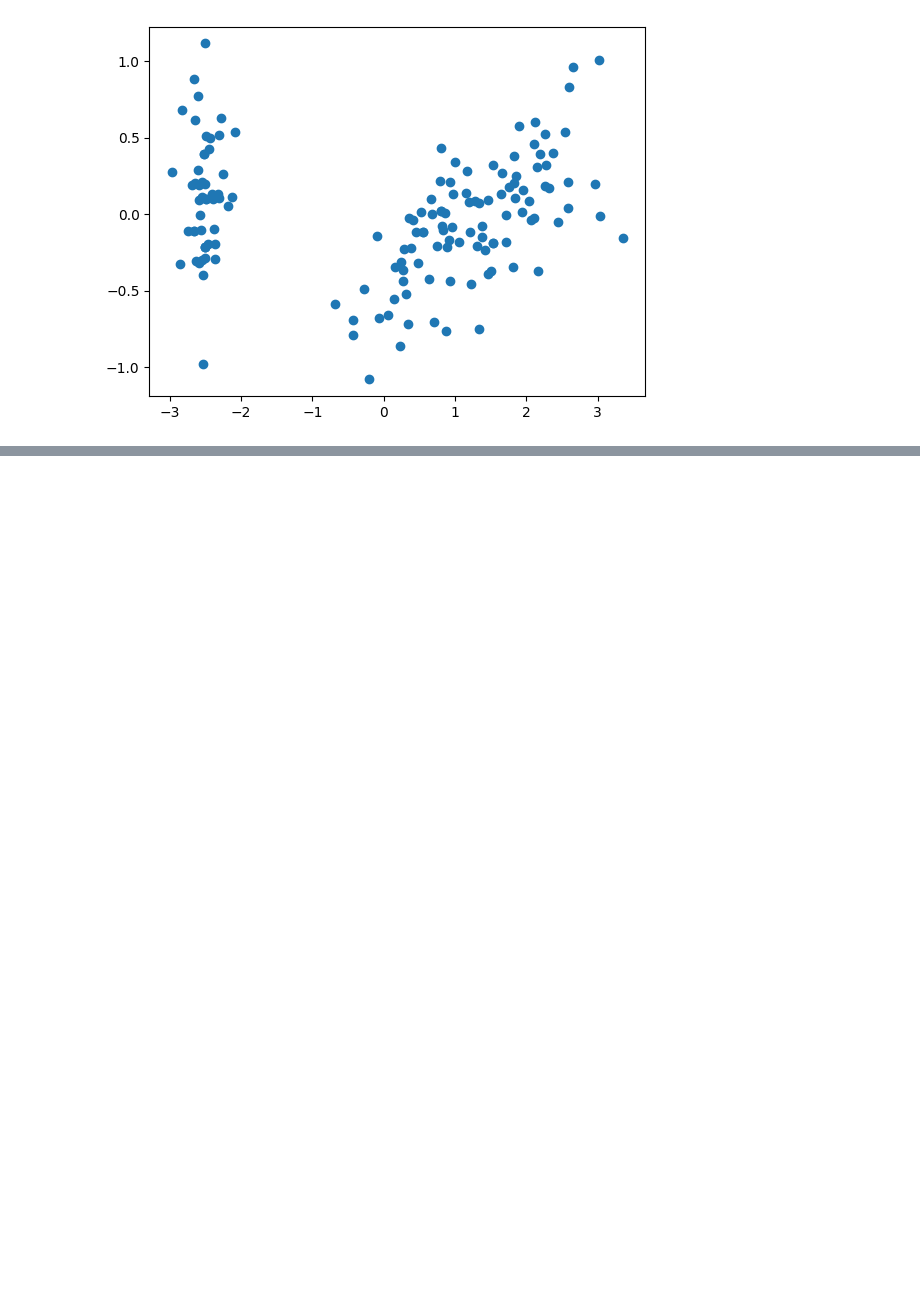
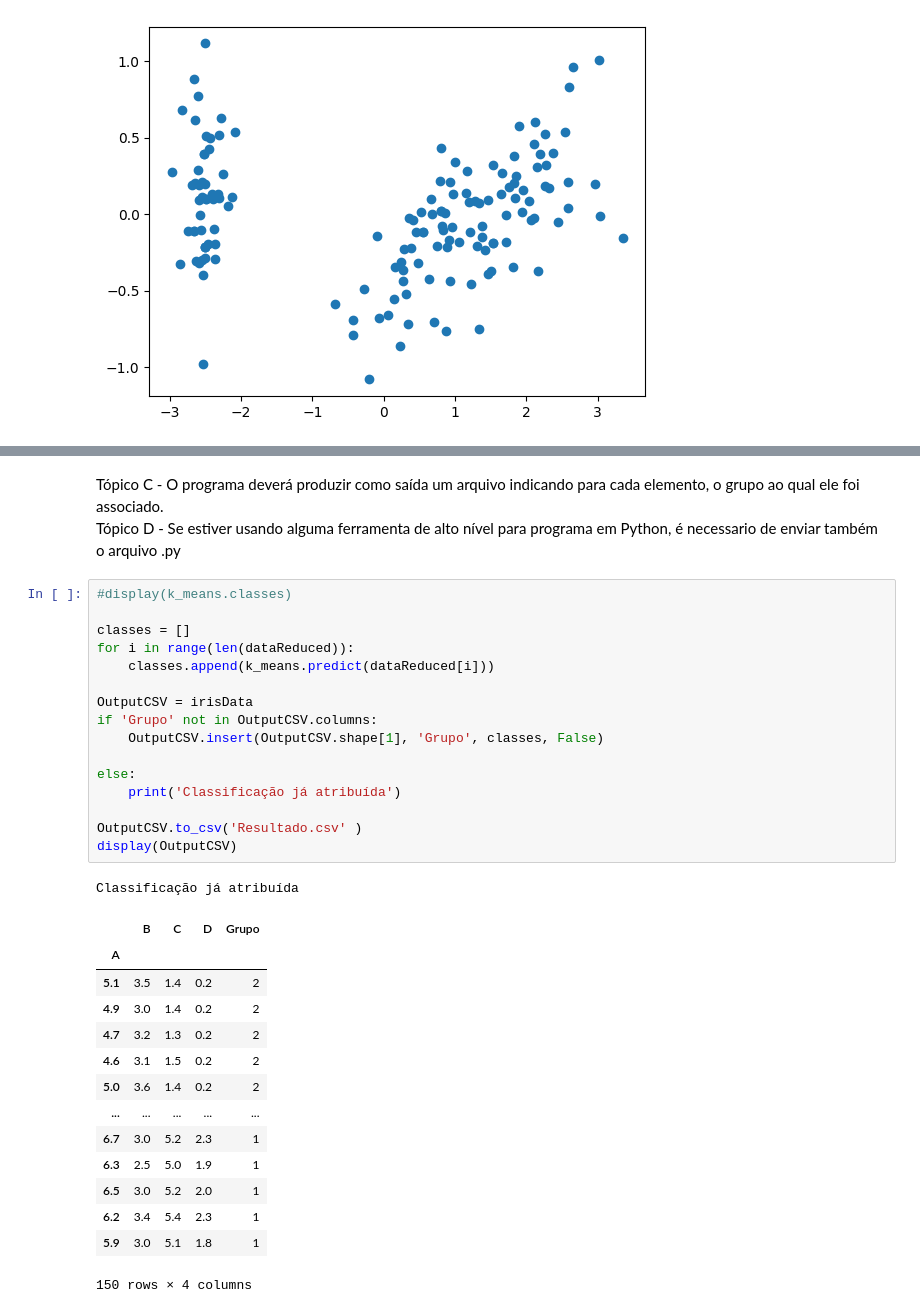
Before and after one commit to Marcio-Salmazo/PRT_Agrupamento, a Jupyter notebook: Pratica 1/k-means Scratch.ipynb, the cells around one changed output, grey strips where cells are left out. Saved outputs shown, nothing was run; the diff lists cells and outputs as text; blank space fills up the shorter version.

```diff
--- a/Pratica 1/k-means Scratch.ipynb
+++ b/Pratica 1/k-means Scratch.ipynb
@@ -124,0 +120,37 @@ for cluster_index in k_means2.classes:
+# %% [markdown]
+<P>
+Tópico C - O programa deverá produzir como saída um arquivo indicando para cada elemento, o grupo ao qual ele foi associado.<br>
+Tópico D - Se estiver usando alguma ferramenta de alto nível para programa em Python, é necessario de enviar também o arquivo .py
+</P>
+# %%
+#display(k_means.classes)
+
+classes = []
+for i in range(len(dataReduced)):
+    classes.append(k_means.predict(dataReduced[i]))
+
+OutputCSV = irisData
+if 'Grupo' not in OutputCSV.columns:
+    OutputCSV.insert(OutputCSV.shape[1], 'Grupo', classes, False)
+
+else:
+    print('Classificação já atribuída')
+
+OutputCSV.to_csv('Resultado.csv' )
+display(OutputCSV)
+# %% [output]
+Classificação já atribuída
+|  | B | C | D | Grupo |
+| A |  |  |  |  |
+| 5.1 | 3.5 | 1.4 | 0.2 | 2 |
+| 4.9 | 3.0 | 1.4 | 0.2 | 2 |
+| 4.7 | 3.2 | 1.3 | 0.2 | 2 |
+| 4.6 | 3.1 | 1.5 | 0.2 | 2 |
+| 5.0 | 3.6 | 1.4 | 0.2 | 2 |
+| ... | ... | ... | ... | ... |
+| 6.7 | 3.0 | 5.2 | 2.3 | 1 |
+| 6.3 | 2.5 | 5.0 | 1.9 | 1 |
+| 6.5 | 3.0 | 5.2 | 2.0 | 1 |
+| 6.2 | 3.4 | 5.4 | 2.3 | 1 |
+| 5.9 | 3.0 | 5.1 | 1.8 | 1 |
+150 rows × 4 columns
```
Also changed, not shown: parts of 3 cells of this notebook, 2 other files.
